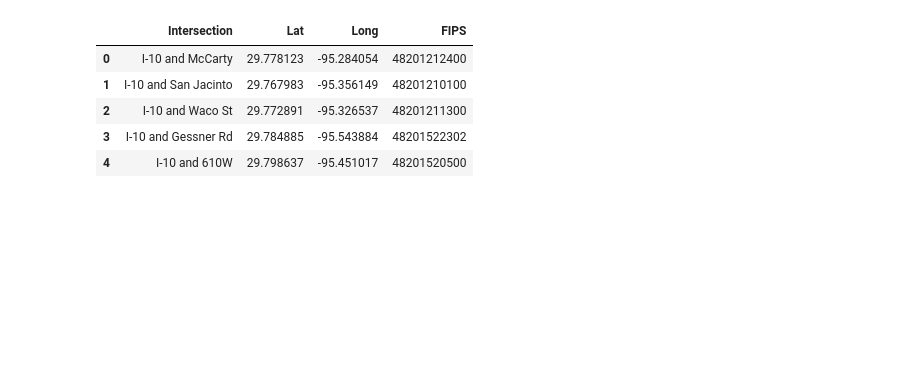
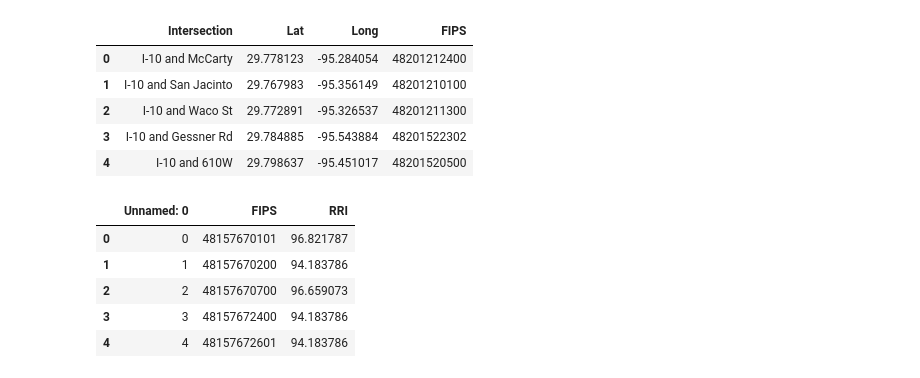
Before and after one commit to eccadena/FIPS_Investment_Decision_Project, a Jupyter notebook: notebooks/choropleth.ipynb, the cells around one changed output. Drawn from its saved outputs; the diff is of its cells as text; code cells hidden in the pictures; blank space fills up the shorter version.

Commit message:
Adding Choropleths for Rent Risk Index

```diff
--- a/notebooks/choropleth.ipynb
+++ b/notebooks/choropleth.ipynb
@@ -50,6 +50,19 @@ road_df.head()
 | 2 | I-10 and Waco St | 29.772891 | -95.326537 | 48201211300 |
 | 3 | I-10 and Gessner Rd | 29.784885 | -95.543884 | 48201522302 |
 | 4 | I-10 and 610W | 29.798637 | -95.451017 | 48201520500 |
+# %%
+##Data for Custom Rent Risk Index
+#rent_risk_df = pd.read_csv('../data/cleandata/RRI.csv',dtype={"FIPS": str})
+rent_risk_df = pd.read_csv('../data/cleandata/RRI_2.csv',dtype={"FIPS": str})
+rent_risk_df['RRI']= rent_risk_df['RRI'].apply(lambda x: 100-x)
+rent_risk_df.head()
+# %% [output]
+|  | Unnamed: 0 | FIPS | RRI |
+| 0 | 0 | 48157670101 | 96.821787 |
+| 1 | 1 | 48157670200 | 94.183786 |
+| 2 | 2 | 48157670700 | 96.659073 |
+| 3 | 3 | 48157672400 | 94.183786 |
+| 4 | 4 | 48157672601 | 94.183786 |
 # %%
 ### THIS SHOULD BE A FUNCTION
 
```
Also changed, not shown: parts of 1 cell of this notebook, 3 other files.
